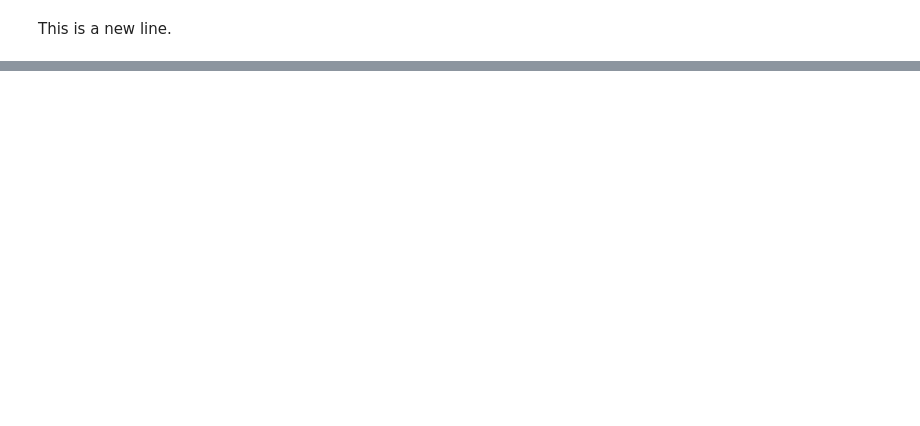
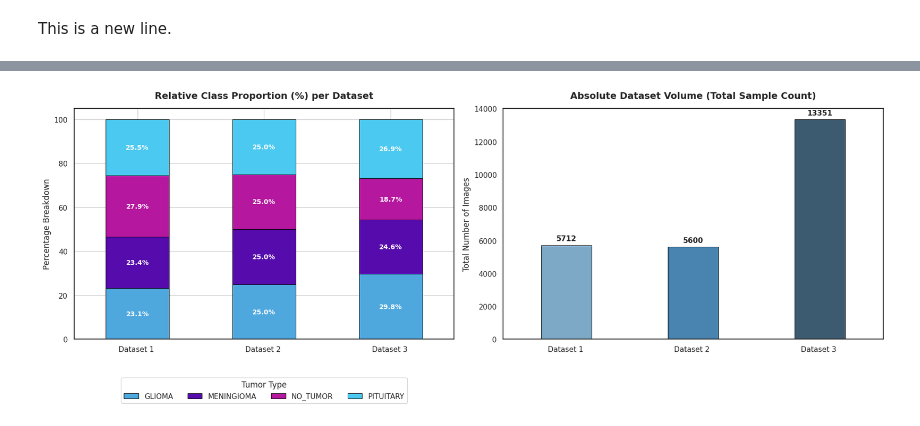
Before and after one commit to Zannatun-Nayem-Fahima/Deep-Learning-Project, a Jupyter notebook: BrainTumor.ipynb, the cells around one changed output, grey strips where cells are left out. Saved outputs shown, nothing was run; the diff lists cells and outputs as text; code cells hidden in the pictures; blank space fills up the shorter version.

```diff
--- a/BrainTumor.ipynb
+++ b/BrainTumor.ipynb
@@ -157,0 +260,68 @@ This is a new line.
+# %%
+# Normalized mapping to catch slight name variants across datasets
+standard_classes = ["glioma", "meningioma", "pituitary", "no_tumor"]
+
+def find_matching_folder(base_path, target_cls):
+    if not os.path.exists(base_path): return None
+    for folder in os.listdir(base_path):
+        if os.path.isdir(os.path.join(base_path, folder)):
+            clean_folder = folder.lower().replace("_", "").replace(" ", "").replace("tumor", "")
+            clean_target = target_cls.lower().replace("_", "").replace(" ", "").replace("tumor", "")
+            if clean_target in clean_folder or clean_folder in clean_target:
+                return folder
+    return None
+
+# 1. Parse and extract structure into a DataFrame
+data_records = []
+for name, path in zip(dataset_names, dataset_paths):
+    for std_cls in standard_classes:
+        matched_folder = find_matching_folder(path, std_cls)
+        if matched_folder:
+            cls_folder = os.path.join(path, matched_folder)
+            count = len([f for f in os.listdir(cls_folder) if f.lower().endswith(('.png', '.jpg', '.jpeg'))])
+            data_records.append({"Dataset": name, "Class": std_cls.upper(), "Count": count})
+        else:
+            data_records.append({"Dataset": name, "Class": std_cls.upper(), "Count": 0})
+
+df = pd.pivot_table(pd.DataFrame(data_records), values='Count', index='Dataset', columns='Class', aggfunc='sum')
+df_percent = df.div(df.sum(axis=1), axis=0) * 100
+
+# 2. Build the Visual Dashboard
+fig, (ax1, ax2) = plt.subplots(1, 2, figsize=(18, 7))
+sns.set_theme(style="whitegrid")
+colors = ["#4ea8de", "#560bad", "#b5179e", "#4cc9f0"]
+
+# Left Plot: Relative Imbalance (100% Stacked Bar)
+df_percent.plot(kind='bar', stacked=True, color=colors, ax=ax1, width=0.5, edgecolor='black', linewidth=0.7)
+ax1.set_title("Relative Class Proportion (%) per Dataset", fontsize=14, fontweight='bold', pad=15)
+ax1.set_ylabel("Percentage Breakdown", fontsize=12)
+ax1.set_xlabel("")
+ax1.set_xticklabels(df_percent.index, rotation=0, fontsize=11)
+ax1.legend(title="Tumor Type", bbox_to_anchor=(0.5, -0.15), loc='upper center', ncol=4, frameon=True)
+
+# Add internal percentage text labels
+for p in ax1.patches:
+    width, height = p.get_width(), p.get_height()
+    x, y = p.get_xy()
+    if height > 5: # Only label slices larger than 5% to keep it clean
+        ax1.text(x + width/2, y + height/2, f'{height:.1f}%',
+                 horizontalalignment='center', verticalalignment='center',
+                 color='white', fontweight='bold', fontsize=10)
+
+# Right Plot: Absolute Volume Differences (Total Counts)
+df_total = df.sum(axis=1).reset_index(name='Total Images')
+sns.barplot(x='Dataset', y='Total Images', data=df_total, ax=ax2, palette="Blues_d", width=0.4, edgecolor='black', linewidth=0.7)
+ax2.set_title("Absolute Dataset Volume (Total Sample Count)", fontsize=14, fontweight='bold', pad=15)
+ax2.set_ylabel("Total Number of Images", fontsize=12)
+ax2.set_xlabel("")
+ax2.set_xticklabels(df_total['Dataset'], rotation=0, fontsize=11)
+
+# Add values above total volume bars
+for p in ax2.patches:
+    ax2.annotate(f"{int(p.get_height())}", (p.get_x() + p.get_width() / 2., p.get_height()),
+                ha='center', va='center', xytext=(0, 10), textcoords='offset points', fontweight='bold', fontsize=11)
+
+plt.tight_layout()
+plt.show()
+# %% [output]
+[figure, added]
```
Also changed, not shown: parts of 8 cells of this notebook.
